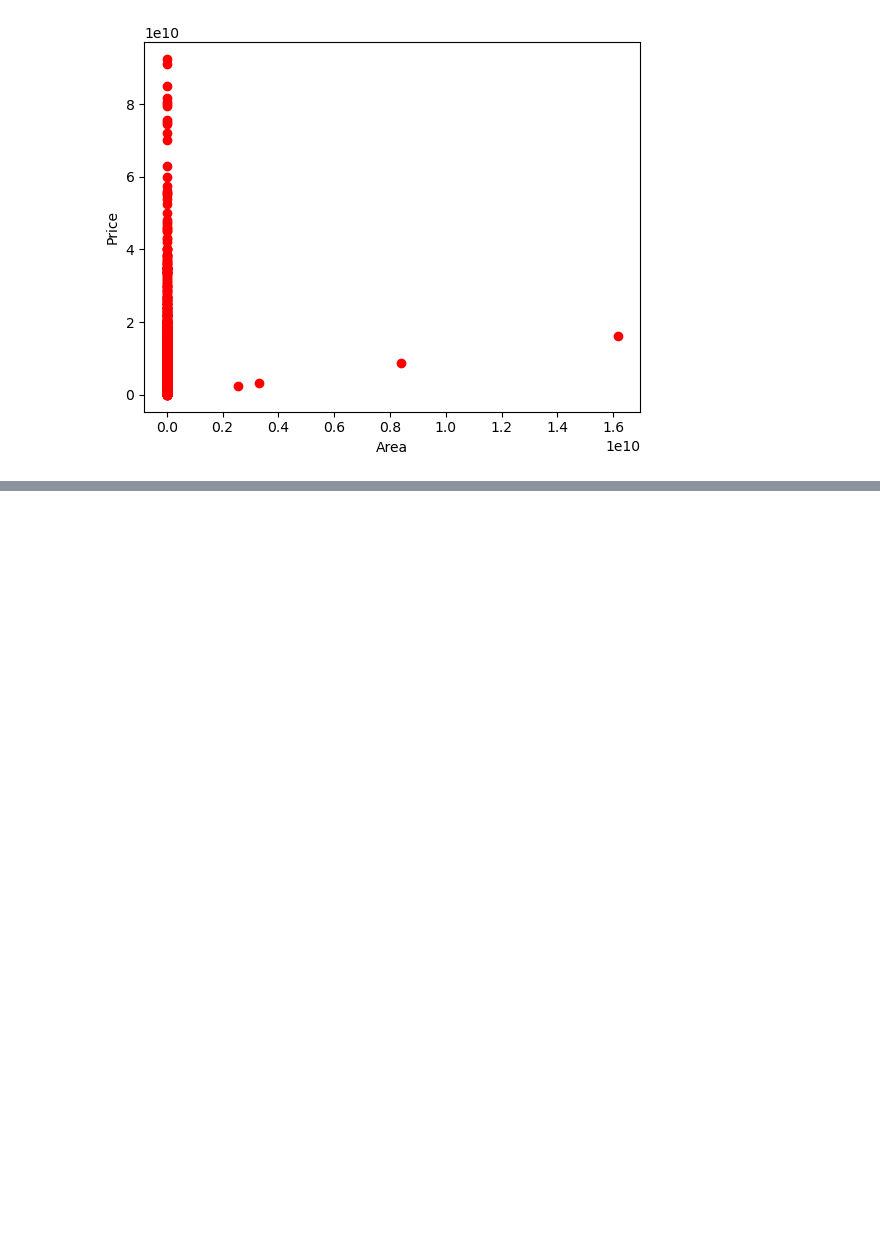
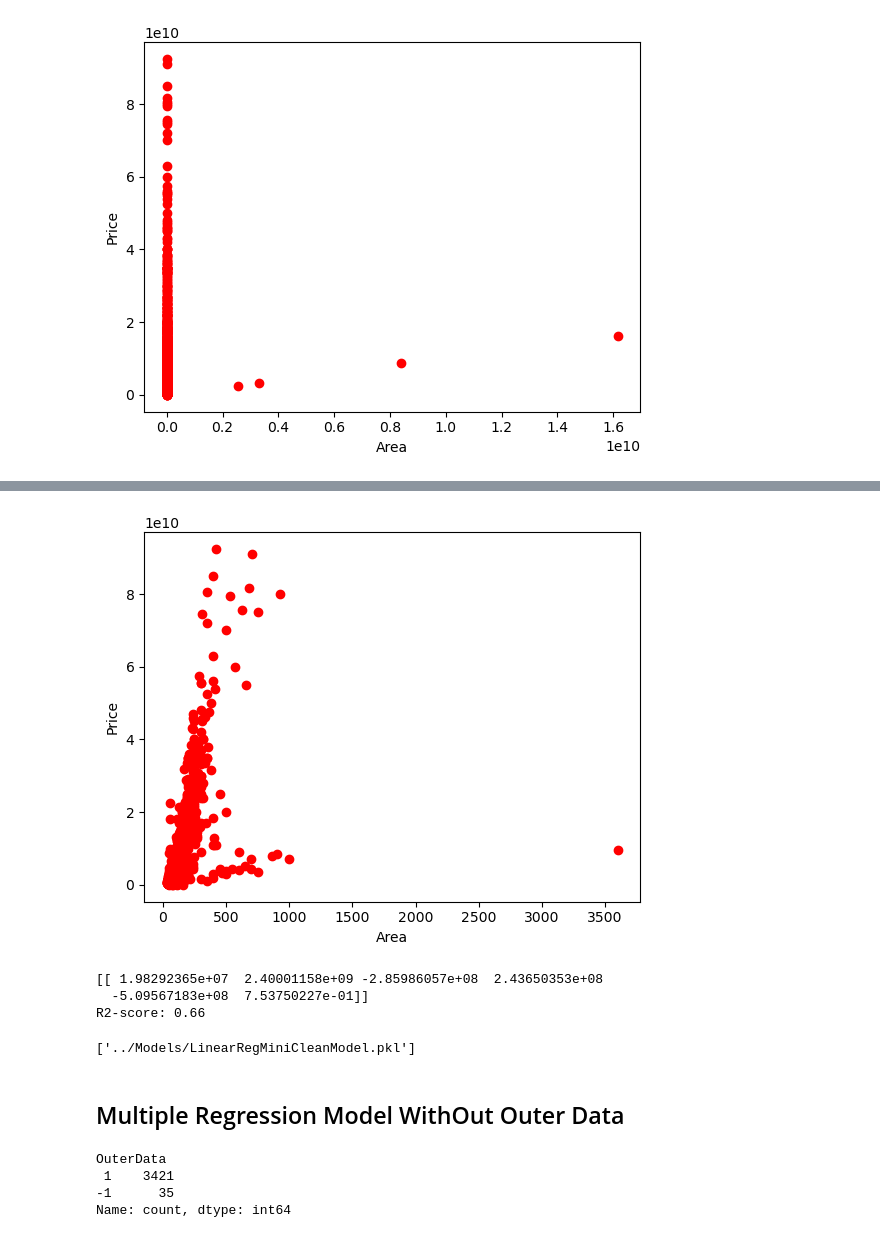
Before and after one commit to abolfazlhba/Tehran-Housing-Price-Forecast, a Jupyter notebook: Housing Forecast/Multiple Regression Model.ipynb, the cells around one changed output, grey strips where cells are left out. Saved outputs shown, nothing was run; the diff lists cells and outputs as text; code cells hidden in the pictures; blank space fills up the shorter version.

Commit message:
LinearReg

```diff
--- a/Housing Forecast/Multiple Regression Model.ipynb
+++ b/Housing Forecast/Multiple Regression Model.ipynb
@@ -22,5 +24,5 @@ df.head(6)
 | 4 | 123 | 2 | True | True | True | Shahrake Gharb | 7.000000e+09 | 233333.33 |
 | 5 | 70 | 2 | True | True | False | North Program Organization | 2.050000e+09 | 68333.33 |
 # %%
-df["Area"]=df["Area"].str.replace(',','').astype(float)
+dfMC["Area"]=dfMC["Area"].str.replace(',','').astype(float)
 # %%
@@ -41,0 +35,5 @@ df.head()
+# %%
+iso=IsolationForest(contamination=0.001)
+dfMC["OuterRow"] = iso.fit_predict(dfMC[["Area"]])
+
+print(dfMC["OuterRow"].value_counts())
@@ -41,0 +53,2 @@ df.head()
+# %%
+dfMC=dfMC.drop(index=dfMC[dfMC["OuterRow"] == -1].index)
@@ -41,0 +68,9 @@ df.head()
+# %%
+dfMC=dfMC.dropna()
+# %%
+plt.scatter(dfMC["Area"],dfMC["Price"],color='red')
+plt.xlabel("Area")
+plt.ylabel("Price")
+plt.show()
+# %% [output]
+[figure, added]
@@ -41,0 +91,20 @@ df.head()
+# %%
+multiReg = linear_model.LinearRegression()
+
+multiReg.fit(x_train,y_train)
+
+y_predict=multiReg.predict(x_test)
+
+
+print(multiReg.coef_)
+print("R2-score: %.2f" % r2_score(y_test , y_predict))
+# %% [output]
+[[ 1.98292365e+07  2.40001158e+09 -2.85986057e+08  2.43650353e+08
+  -5.09567183e+08  7.53750227e-01]]
+R2-score: 0.66
+# %%
+joblib.dump(multiReg, '../Models/LinearRegMiniCleanModel.pkl')
+# %% [output]
+['../Models/LinearRegMiniCleanModel.pkl']
+# %% [markdown]
+<h2 id="multiple_regression_model">Multiple Regression Model WithOut Outer Data</h2>
@@ -41,0 +120,7 @@ df.head()
+# %%
+print(dfOuter['OuterData'].value_counts())
+# %% [output]
+OuterData
+ 1    3421
+-1      35
+Name: count, dtype: int64
```
Also changed, not shown: parts of 26 cells of this notebook, 3 other files.
